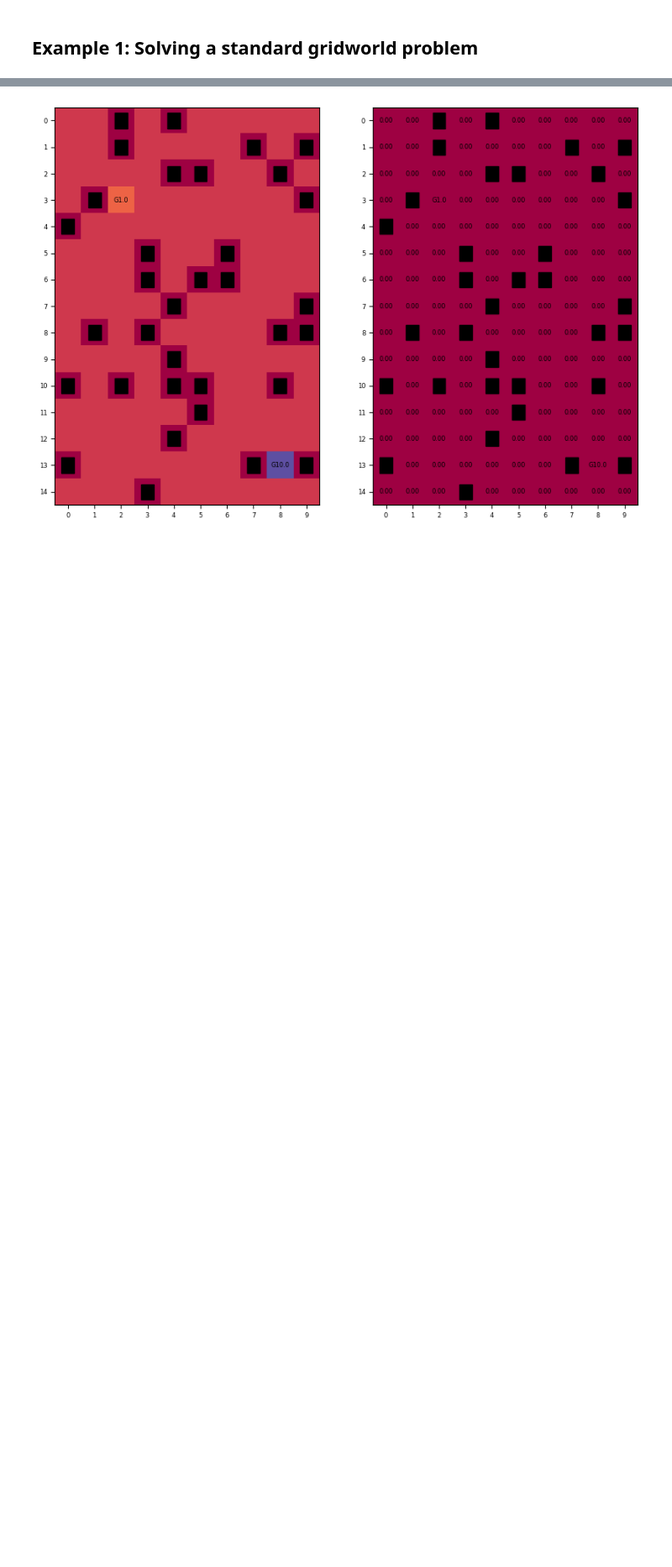
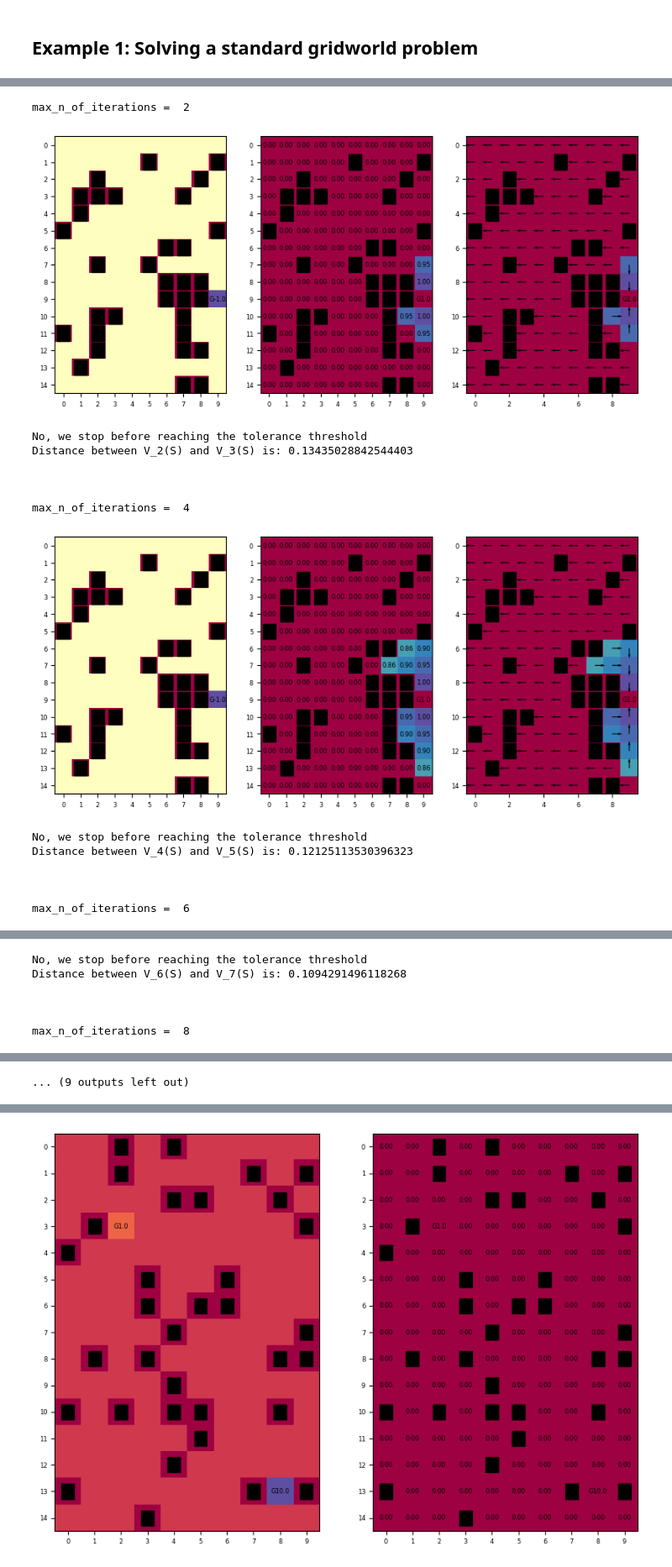
Before and after one commit to gmarsich/Gridworld, a Jupyter notebook: Notebook_Gridworld_ValueIteration_withFunctions.ipynb, the cells around one changed output, grey strips where cells are left out. Shown at 84% size. Drawn from its saved outputs; the diff is of its cells as text; code cells hidden in the pictures; blank space fills up the shorter version.

```diff
--- a/Notebook_Gridworld_ValueIteration_withFunctions.ipynb
+++ b/Notebook_Gridworld_ValueIteration_withFunctions.ipynb
@@ -39,0 +133,40 @@ Distance between V_18(S) and V_19(S) is: 0.0
+# %%
+# (1) Changing max_n_of_iterations: everything else, position of the Nblocks included, remains fixed
+
+
+# Build the world (and initial values)
+World = PY_GW_VI_tools.new_world(Lx=Lx, Ly=Ly, Nblocks=Nblocks, goal=goal, rewards=rewards_list)
+Values = np.zeros((Ly,Lx))
+
+iterations_for = 10
+
+for n in range(1, iterations_for + 1):
+    print("max_n_of_iterations = ", n*2)
+    World, NewValues, Policy, result_info = PY_GW_VI_tools.solve_grid_world(
+        World = World,
+        initial_values = Values,
+        max_n_of_iterations = n*2,
+        gamma = gamma,
+        tolerance = tolerance,
+        possible_actions = Actions,
+        p = p,
+        random_flag=random_flag)
+    PY_GW_VI_plot.plot_world_values_policy(World=World, Values=NewValues, Policy=Policy)
+    print(PY_GW_VI_tools.get_info_about_result(result_info = result_info))
+    print("\n\n")
+# %% [output]
+max_n_of_iterations =  2
+[figure, added]
+No, we stop before reaching the tolerance threshold
+Distance between V_2(S) and V_3(S) is: 0.13435028842544403
+
+
+
+max_n_of_iterations =  4
+[figure, added]
+No, we stop before reaching the tolerance threshold
+Distance between V_4(S) and V_5(S) is: 0.12125113530396323
+
+
+
+max_n_of_iterations =  6
@@ -39,0 +174,6 @@ Distance between V_18(S) and V_19(S) is: 0.0
+No, we stop before reaching the tolerance threshold
+Distance between V_6(S) and V_7(S) is: 0.1094291496118268
+
+
+
+max_n_of_iterations =  8
@@ -39,0 +195 @@ Distance between V_18(S) and V_19(S) is: 0.0
+... (9 outputs left out)
```
Also changed, not shown: parts of 24 cells of this notebook, 1 other file.
